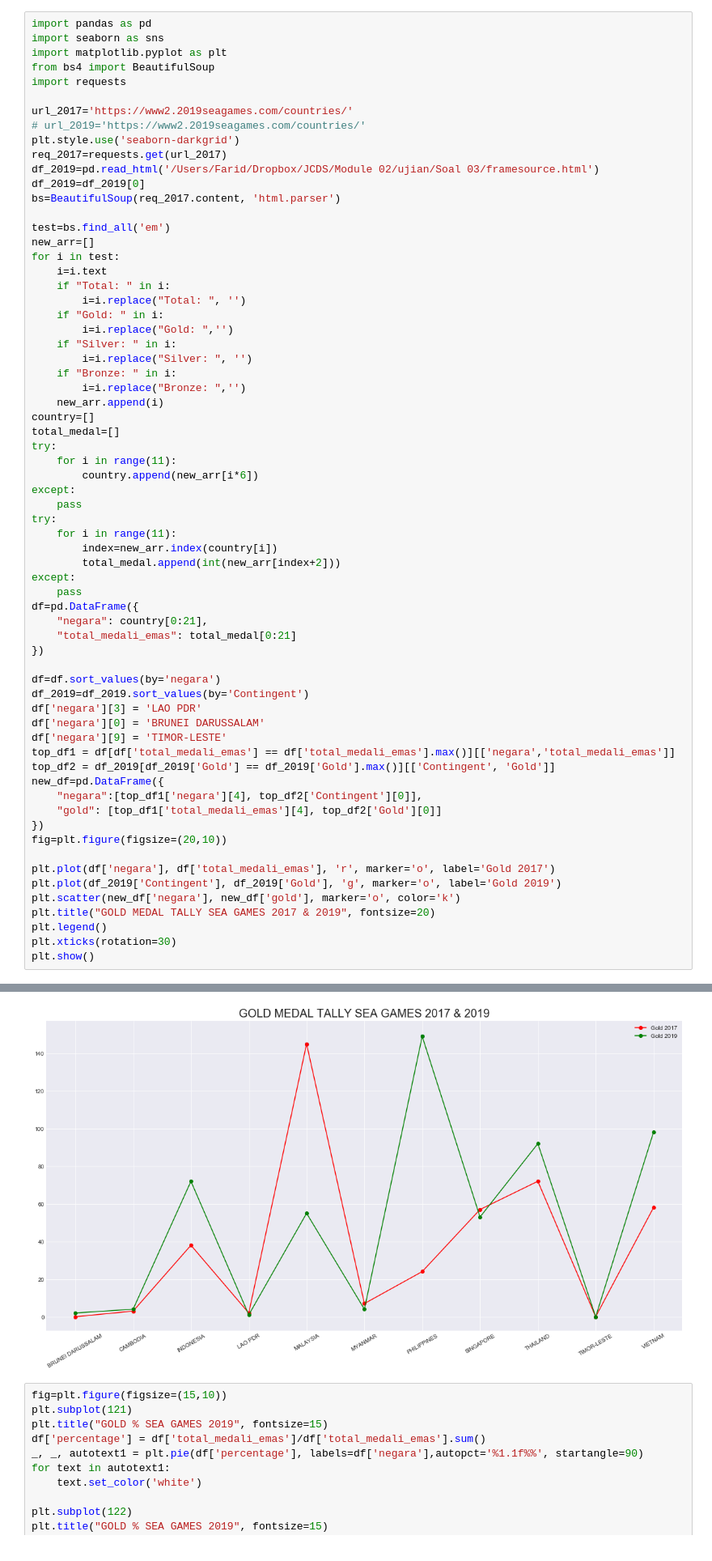
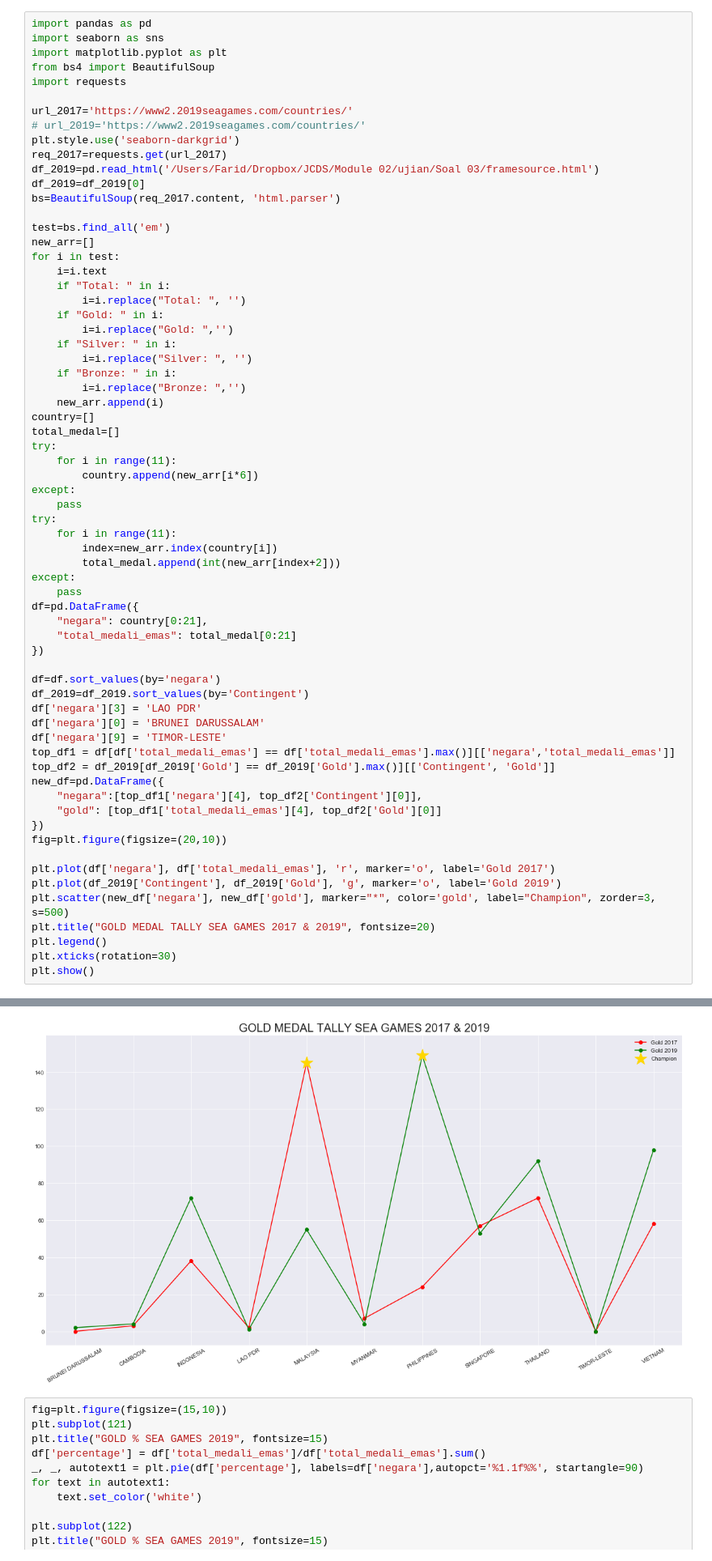
Before and after one commit to faridrah0514/SEA_Games, a Jupyter notebook: 3.ipynb, the cells around one changed output, grey strips where cells are left out. Shown: that part at 81% size. Cells and saved outputs as stored; diff of their text form.

```diff
--- a/3.ipynb
+++ b/3.ipynb
@@ -46,35 +46,35 @@ df=pd.DataFrame({
 
 df=df.sort_values(by='negara')
 df_2019=df_2019.sort_values(by='Contingent')
 df['negara'][3] = 'LAO PDR'
 df['negara'][0] = 'BRUNEI DARUSSALAM'
 df['negara'][9] = 'TIMOR-LESTE'
 top_df1 = df[df['total_medali_emas'] == df['total_medali_emas'].max()][['negara','total_medali_emas']]
 top_df2 = df_2019[df_2019['Gold'] == df_2019['Gold'].max()][['Contingent', 'Gold']]
 new_df=pd.DataFrame({
     "negara":[top_df1['negara'][4], top_df2['Contingent'][0]],
     "gold": [top_df1['total_medali_emas'][4], top_df2['Gold'][0]]
 })
 fig=plt.figure(figsize=(20,10))
 
 plt.plot(df['negara'], df['total_medali_emas'], 'r', marker='o', label='Gold 2017')
 plt.plot(df_2019['Contingent'], df_2019['Gold'], 'g', marker='o', label='Gold 2019')
-plt.scatter(new_df['negara'], new_df['gold'], marker='o', color='k')
+plt.scatter(new_df['negara'], new_df['gold'], marker="*", color='gold', label="Champion", zorder=3, s=500)
 plt.title("GOLD MEDAL TALLY SEA GAMES 2017 & 2019", fontsize=20)
 plt.legend()
 plt.xticks(rotation=30)
 plt.show()
 # %% [output]
 A value is trying to be set on a copy of a slice from a DataFrame
 
 See the caveats in the documentation: http://pandas.pydata.org/pandas-docs/stable/user_guide/indexing.html#returning-a-view-versus-a-copy
 A value is trying to be set on a copy of a slice from a DataFrame
 
 See the caveats in the documentation: http://pandas.pydata.org/pandas-docs/stable/user_guide/indexing.html#returning-a-view-versus-a-copy
 A value is trying to be set on a copy of a slice from a DataFrame
 
 See the caveats in the documentation: http://pandas.pydata.org/pandas-docs/stable/user_guide/indexing.html#returning-a-view-versus-a-copy
-[figure, old version]
+[figure, new version]
 # %%
 fig=plt.figure(figsize=(15,10))
 plt.subplot(121)
```
Also changed, not shown: 1 other file.
